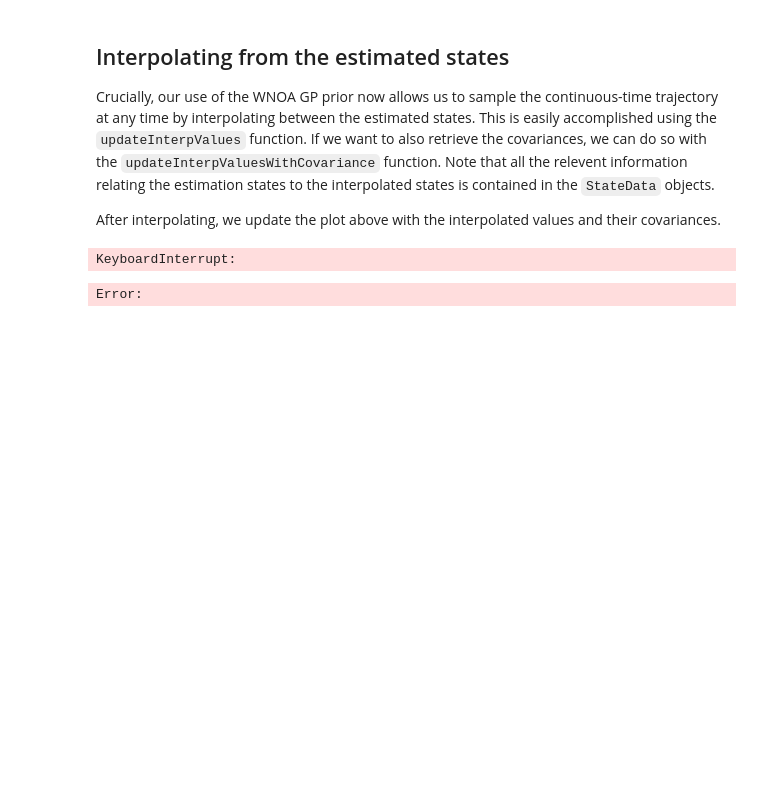
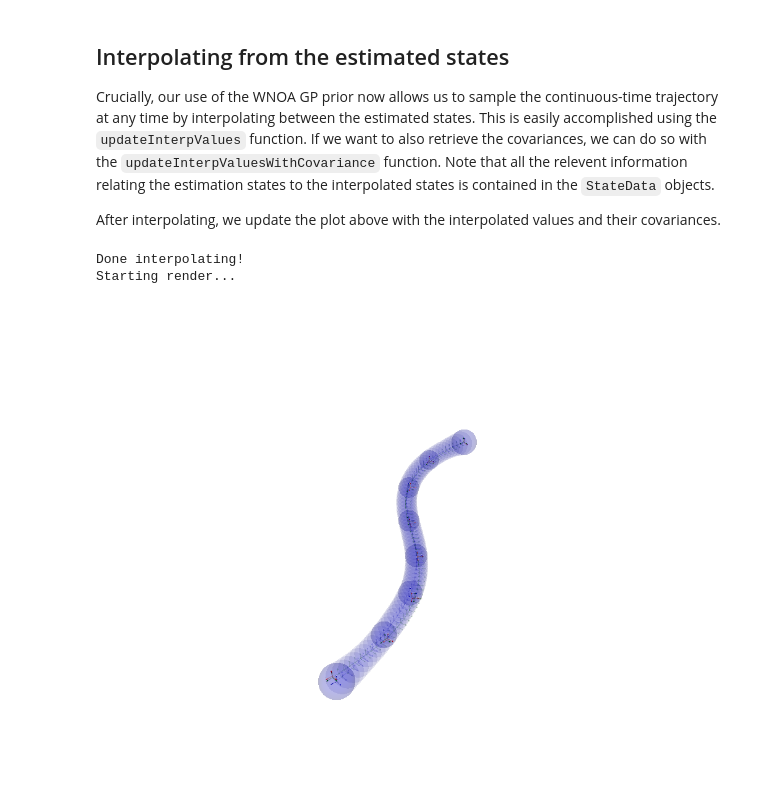
Before and after one commit to utiasASRL/gtsam-ct-factors, a Jupyter notebook: python/gtsam/examples/GaussianProcessWnoaInterpolationSE3.ipynb, the cells around one changed output. Cells and saved outputs as stored; diff of their text form; code cells hidden in the pictures; blank space fills up the shorter version.

Commit message:
Interpolation part working

```diff
--- a/python/gtsam/examples/GaussianProcessWnoaInterpolationSE3.ipynb
+++ b/python/gtsam/examples/GaussianProcessWnoaInterpolationSE3.ipynb
@@ -23,9 +33,6 @@ We separate the ground-truth trajectory into two GTSAM `Values` objects: one for
 K = 7
 # Interpolation upsampling rate
 K_sample = 10
-###DEBUG
-K_sample = 2
-######
 # Time interval of trajectory
 tmax = 10
 
@@ -160,32 +162,38 @@ After interpolating, we update the plot above with the interpolated values and t
 # %%
 from gtsam import updateInterpValuesWithCovariancePose3 as update
 
 # Update the values by GP interpolation
 values_interp, cov_interp = update(
     graph, result, set(est_states), set(interp_states), Qc
     )
-
+print("Done interpolating!")
 # Gather the frames and covariances
-poses, poses_gt, covariances = [], [], []
-all_states = est_states + interp_states
-for sd in all_states:
-    poses.append(values_interp.atPose3(sd.pose))
-    poses_gt.append(values_gt.atPose3(sd.pose))
+poses_int, poses_int_gt, covariances_int = [], [], []
+for sd in interp_states:
+    poses_int.append(values_interp.atPose3(sd.pose))
+    poses_int_gt.append(values_gt.atPose3(sd.pose))
     # retrieve the covariance from the output or estimated marginals
     # depending on whether the state was interpolated or not
     if sd.pose in cov_interp:
-        covariances.append(cov_interp[sd.pose][3:,3:])
+        covariances_int.append(cov_interp[sd.pose][3:,3:])
     else:
-        covariances.append(marginals.marginalCovariance(sd.pose)[3:,3:])
-
-plotter=pv.Plotter()
+        covariances_int.append(marginals.marginalCovariance(sd.pose)[3:,3:])
+print("Starting render...")
+# Make plotter
+plotter = pv.Plotter()
 # Plot out the poses and their covariances
-plot_poses(plotter, poses, covariances, scale=0.01, opacity=0.05)
+plot_poses(plotter, poses, covariances)
+# plot measurement frames
+plot_poses(plotter, meas_poses, color='red')
 # Plot ground truth
-plot_poses(plotter, poses_gt, color='green',scale=0.01, opacity=0.05)
-
+plot_poses(plotter, poses_gt, color='green')
+# Plot out the full set of poses
+plot_poses(plotter, poses_int, covariances_int, scale=0.01, opacity_frame = 0.1, opacity_cov=0.05)
+# Plot ground truth
+plot_poses(plotter, poses_int_gt, color='green',scale=0.01, opacity_frame = 0.1, opacity_cov=0.05)
 plotter.set_scale(1, 1, 1)
-plotter.show()
+plotter.show(jupyter_backend='static')
 # %% [output]
-KeyboardInterrupt:
+Done interpolating!
+Starting render...
-Error:
+[figure, added]
```
Also changed, not shown: parts of 2 cells of this notebook, 1 other file.
